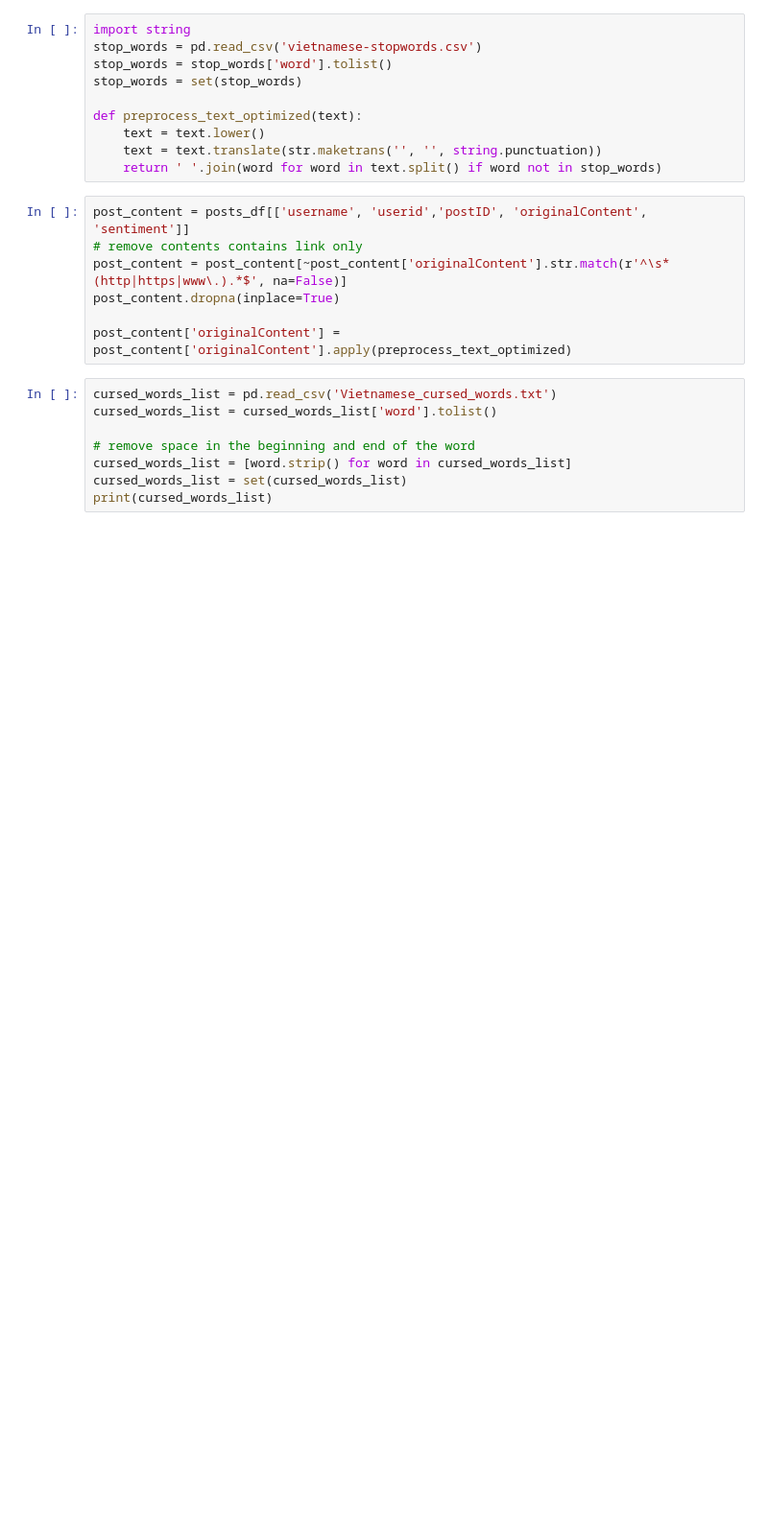
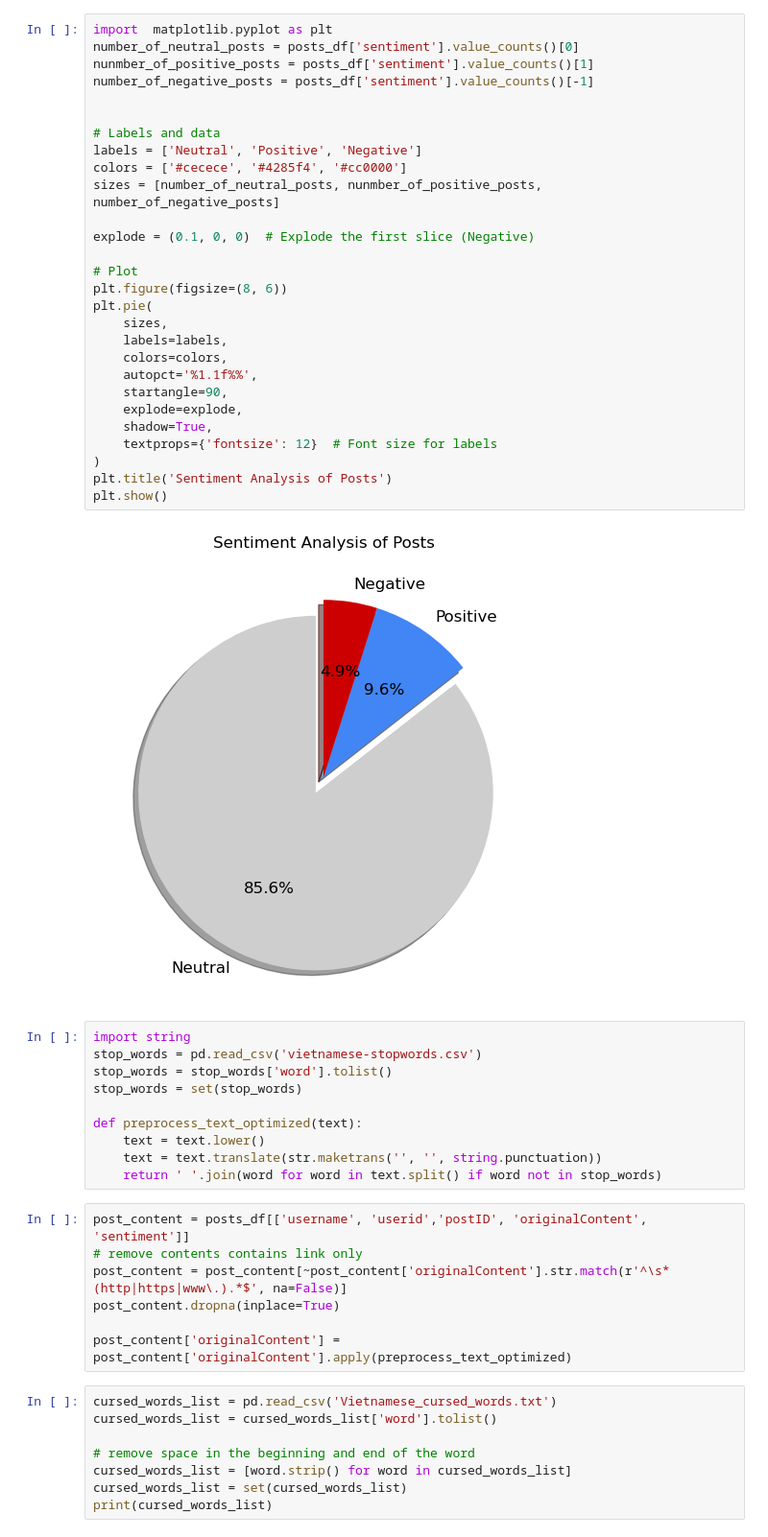
Before and after one commit to Legend0fHell/ait2006-data-processing-final, a Jupyter notebook: dantri_analyze.ipynb, the cells around one changed output. Shown at 96% size. Drawn from its saved outputs; the diff is of its cells as text; blank space fills up the shorter version.

```diff
--- a/dantri_analyze.ipynb
+++ b/dantri_analyze.ipynb
@@ -11,6 +11,36 @@ posts_df.head()
 | 2 | 29104024 | Tăng 1 phát bằng vn làm hai mấy n... | 2024-11-06T21:39:04.077+07:00 | NaN | 0 | 12 | 2 | NaN | ... |
 | 3 | 29104021 | Má đáng full tiền...đau | 2024-11-06T21:38:52.277+07:00 | NaN | 0 | 0 | 1 | NaN | ... |
 | 4 | 29104019 | Gap khủng long | 2024-11-06T21:38:49.99+07:00 | NaN | 0 | 2 | 0 | NaN | ... |
+# %%
+import  matplotlib.pyplot as plt
+number_of_neutral_posts = posts_df['sentiment'].value_counts()[0]
+nunmber_of_positive_posts = posts_df['sentiment'].value_counts()[1]
+number_of_negative_posts = posts_df['sentiment'].value_counts()[-1]
+
+
+# Labels and data
+labels = ['Neutral', 'Positive', 'Negative']
+colors = ['#cecece', '#4285f4', '#cc0000']
+sizes = [number_of_neutral_posts, nunmber_of_positive_posts, number_of_negative_posts]
+
+explode = (0.1, 0, 0)  # Explode the first slice (Negative)
+
+# Plot
+plt.figure(figsize=(8, 6))
+plt.pie(
+    sizes,
+    labels=labels,
+    colors=colors,
+    autopct='%1.1f%%',
+    startangle=90,
+    explode=explode,
+    shadow=True,
+    textprops={'fontsize': 12}  # Font size for labels
+)
+plt.title('Sentiment Analysis of Posts')
+plt.show()
+# %% [output]
+[figure, added]
 # %%
 import string
 stop_words = pd.read_csv('vietnamese-stopwords.csv')
```
Also changed, not shown: parts of 9 cells of this notebook.
